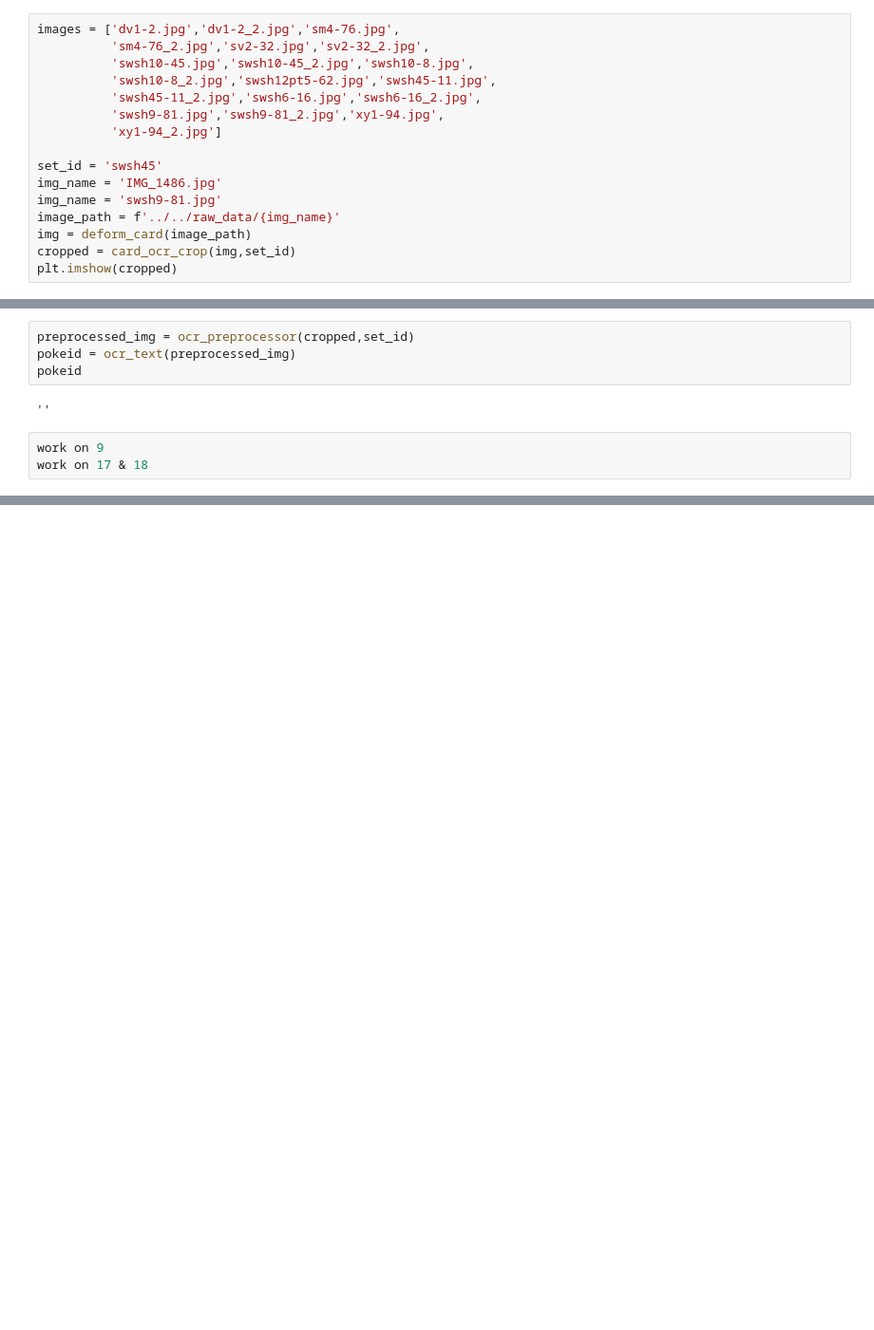
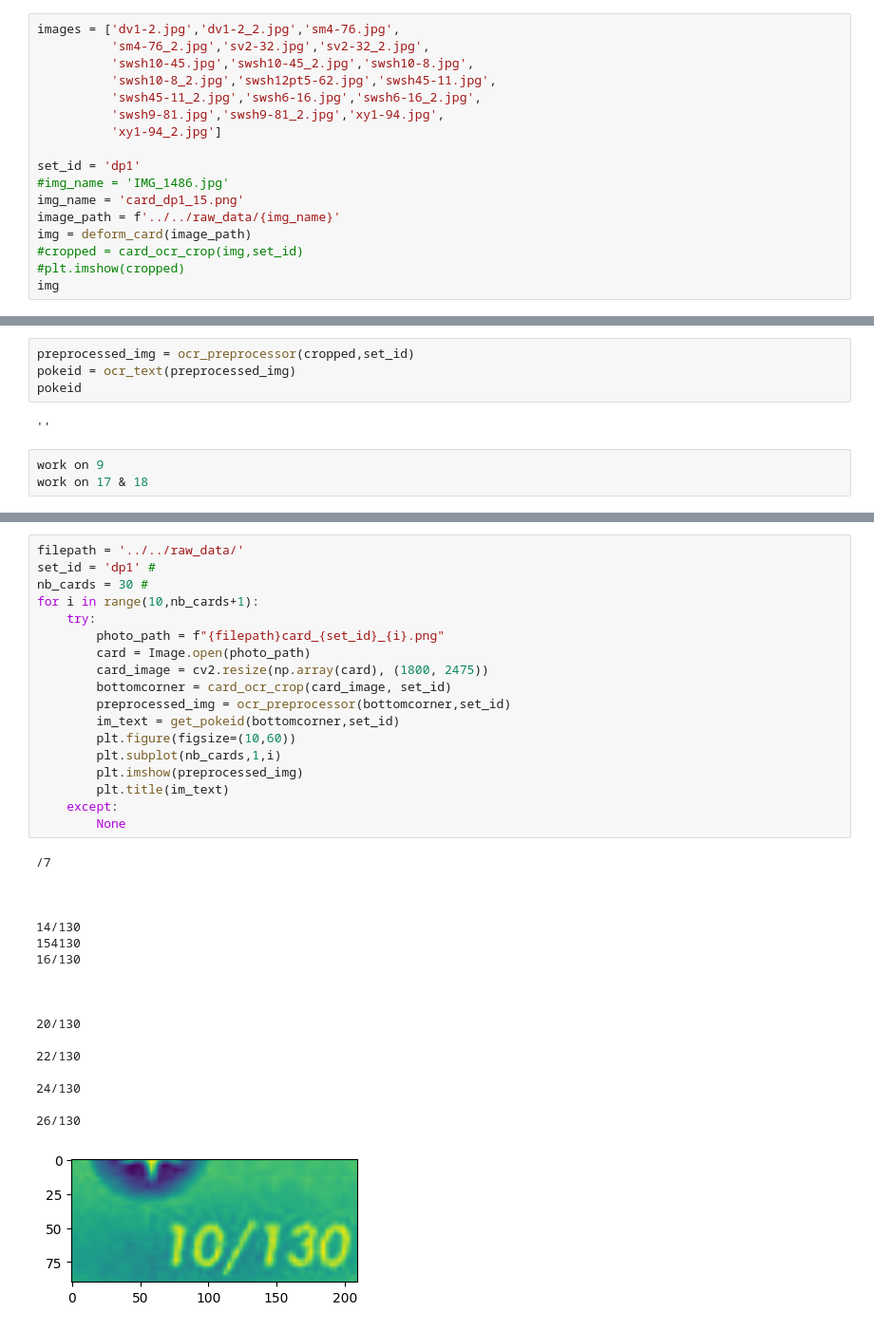
Before and after one commit to AoesJP/project_pokereader, a Jupyter notebook: notebooks/emilia_workspace/emilia_ocr_clean.ipynb, the cells around one changed output, grey strips where cells are left out. Shown at 95% size. Saved outputs shown, nothing was run; the diff lists cells and outputs as text; blank space fills up the shorter version.

```diff
--- a/notebooks/emilia_workspace/emilia_ocr_clean.ipynb
+++ b/notebooks/emilia_workspace/emilia_ocr_clean.ipynb
@@ -388,11 +388,12 @@ images = ['dv1-2.jpg','dv1-2_2.jpg','sm4-76.jpg',
           'swsh9-81.jpg','swsh9-81_2.jpg','xy1-94.jpg',
           'xy1-94_2.jpg']
 
-set_id = 'swsh45'
-img_name = 'IMG_1486.jpg'
-img_name = 'swsh9-81.jpg'
+set_id = 'dp1'
+#img_name = 'IMG_1486.jpg'
+img_name = 'card_dp1_15.png'
 image_path = f'../../raw_data/{img_name}'
 img = deform_card(image_path)
-cropped = card_ocr_crop(img,set_id)
-plt.imshow(cropped)
+#cropped = card_ocr_crop(img,set_id)
+#plt.imshow(cropped)
+img
 # %% [output]
@@ -413,0 +421,37 @@ work on 17 & 18
+# %%
+filepath = '../../raw_data/'
+set_id = 'dp1' #
+nb_cards = 30 #
+for i in range(10,nb_cards+1):
+    try:
+        photo_path = f"{filepath}card_{set_id}_{i}.png"
+        card = Image.open(photo_path)
+        card_image = cv2.resize(np.array(card), (1800, 2475))
+        bottomcorner = card_ocr_crop(card_image, set_id)
+        preprocessed_img = ocr_preprocessor(bottomcorner,set_id)
+        im_text = get_pokeid(bottomcorner,set_id)
+        plt.figure(figsize=(10,60))
+        plt.subplot(nb_cards,1,i)
+        plt.imshow(preprocessed_img)
+        plt.title(im_text)
+    except:
+        None
+# %% [output]
+/7
+
+
+
+14/130
+154130
+16/130
+
+
+
+20/130
+
+22/130
+
+24/130
+
+26/130
+[figure, added]
```
Also changed, not shown: parts of 4 cells of this notebook.
